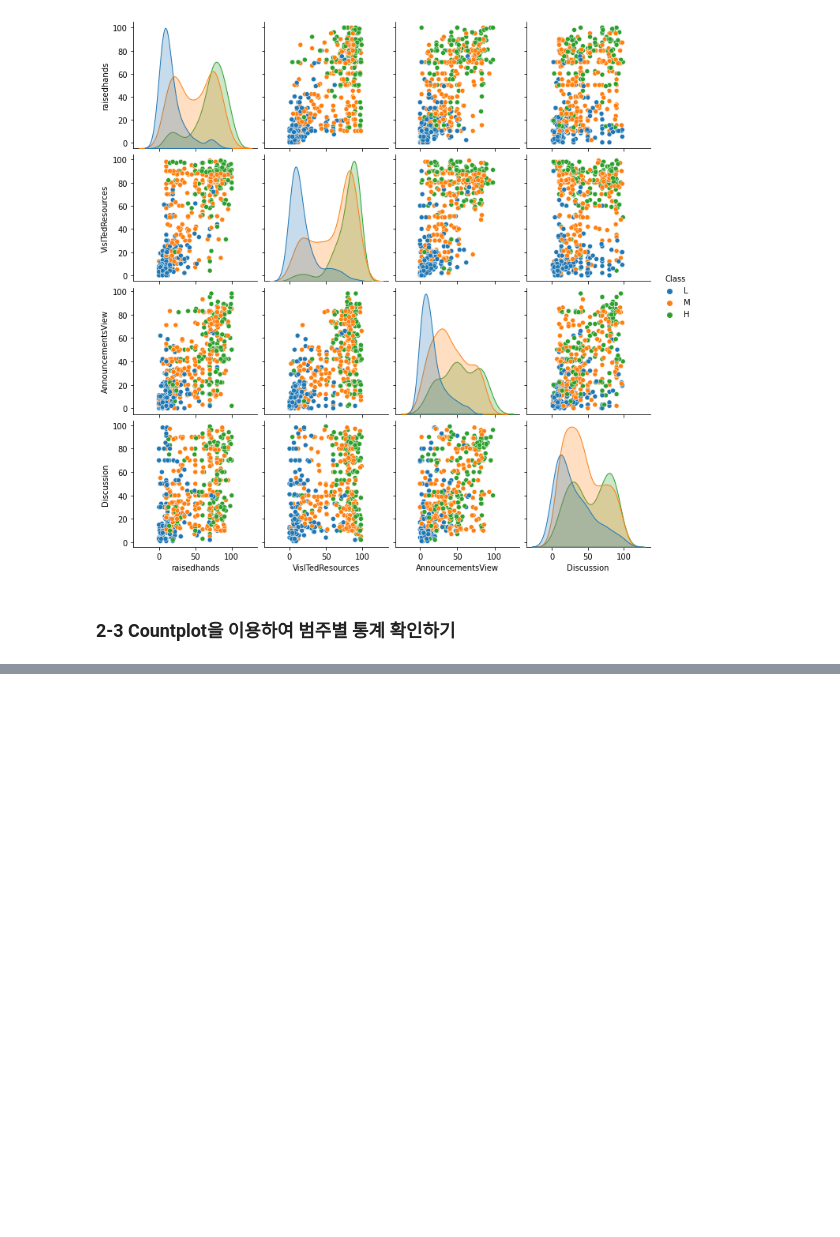
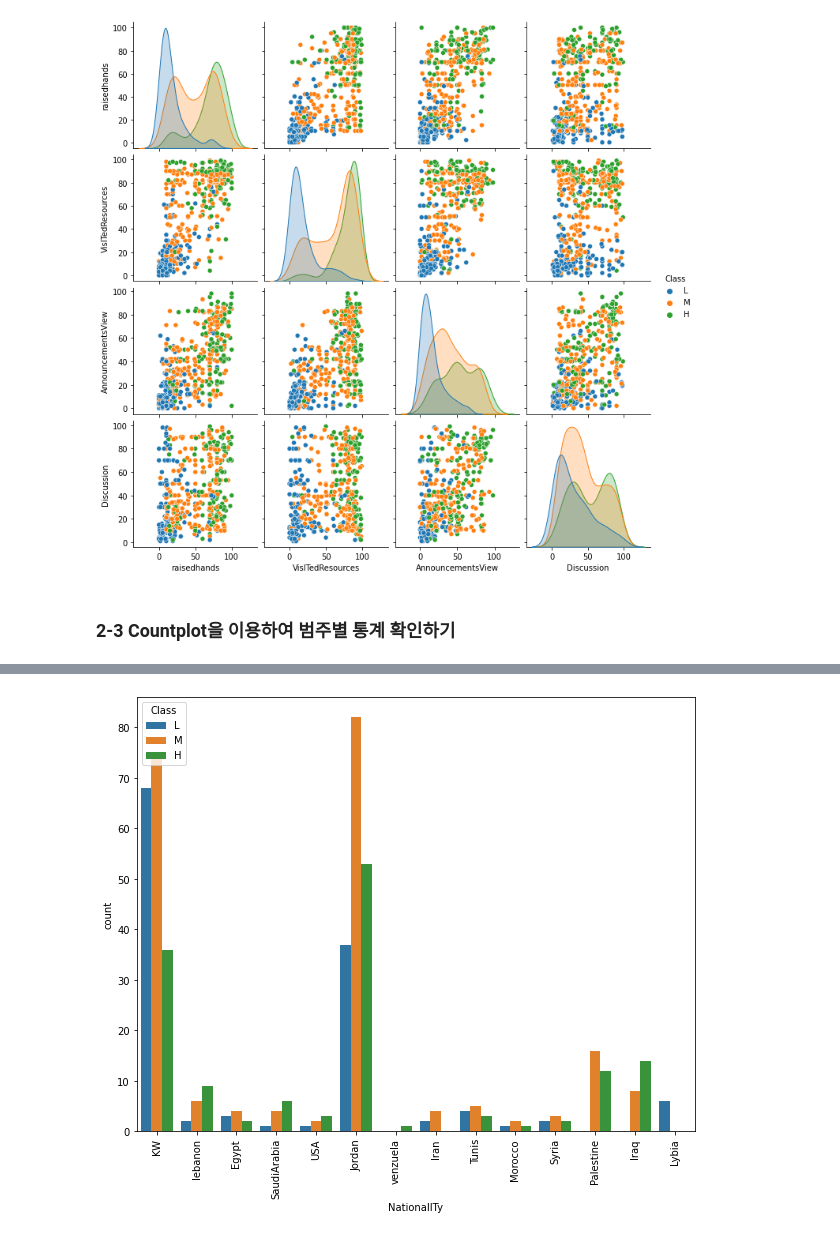
Before and after one commit to kish191919/Python_Project, a Jupyter notebook: Python_Basic/Basic_Kaggle_2_Students_Academic_Performance.ipynb, the cells around one changed output, grey strips where cells are left out. Cells and saved outputs as stored; diff of their text form; code cells hidden in the pictures; blank space fills up the shorter version.

```diff
--- a/Python_Basic/Basic_Kaggle_2_Students_Academic_Performance.ipynb
+++ b/Python_Basic/Basic_Kaggle_2_Students_Academic_Performance.ipynb
@@ -251,0 +269,7 @@ sns.countplot(x='Class', data=df, order=['L', 'M', 'H'])
+# %%
+plt.figure(figsize=(10,8))
+sns.countplot(x='NationalITy', data=df, hue='Class', hue_order=['L', 'M', 'H'])
+plt.xticks(rotation=90)
+plt.show()
+# %% [output]
+[figure, added]
```
Also changed, not shown: parts of 57 cells of this notebook.
